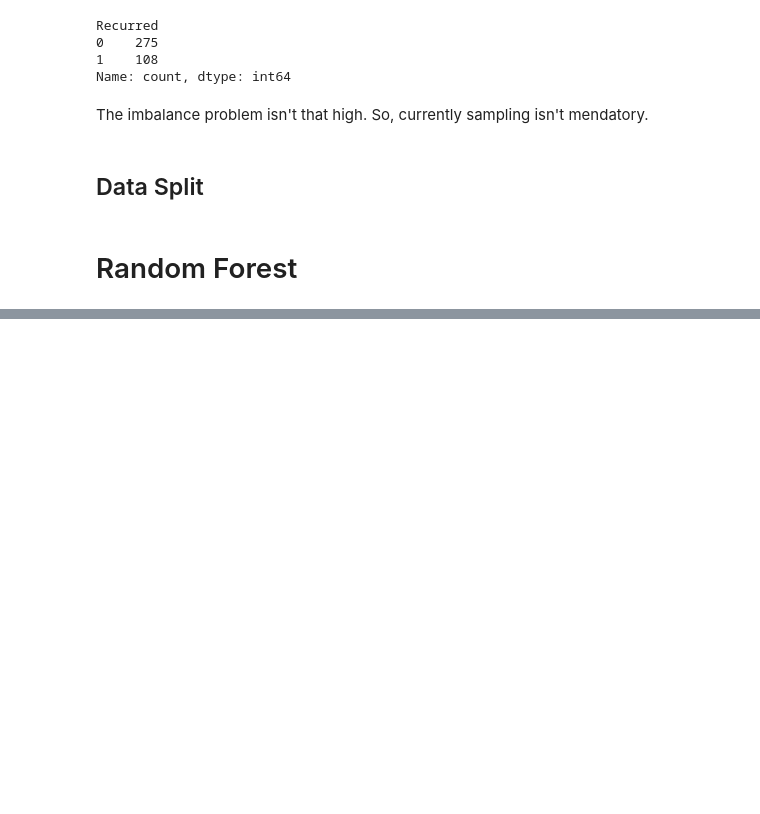
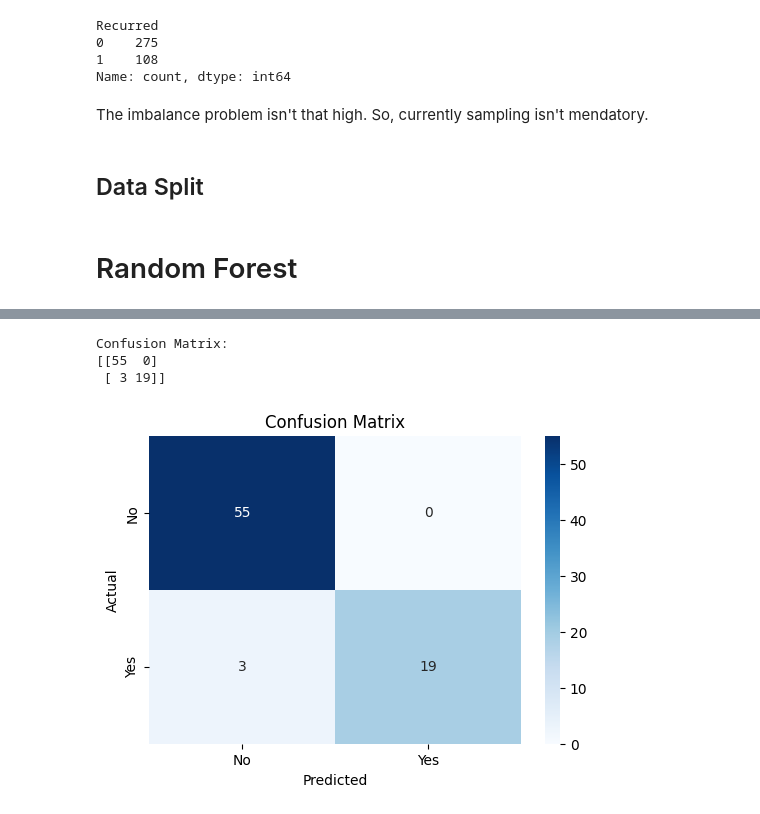
Before and after one commit to maishatabassum932/Thyroid-Diseases-Detection, a Jupyter notebook: Thyroid_prediction.ipynb, the cells around one changed output, grey strips where cells are left out. Cells and saved outputs as stored; diff of their text form; code cells hidden in the pictures; blank space fills up the shorter version.

Commit message:
Tested on Random Forest

```diff
--- a/Thyroid_prediction.ipynb
+++ b/Thyroid_prediction.ipynb
@@ -253,0 +256,10 @@ X_train, X_test, y_train, y_test = train_test_split(
+# %%
+
+# Initialize model
+rf_model = RandomForestClassifier(random_state=42)
+
+# Train on training data
+rf_model.fit(X_train, y_train)
+
+# Predict on test data
+y_pred = rf_model.predict(X_test)
@@ -253,0 +287,19 @@ X_train, X_test, y_train, y_test = train_test_split(
+# %%
+# Confusion matrix
+print("\nConfusion Matrix:")
+print(confusion_matrix(y_test, y_pred))
+# Create confusion matrix
+cm = confusion_matrix(y_test, y_pred)
+
+# Plot
+plt.figure(figsize=(6, 4))
+sns.heatmap(cm, annot=True, fmt='d', cmap='Blues', xticklabels=['No', 'Yes'], yticklabels=['No', 'Yes'])
+plt.xlabel('Predicted')
+plt.ylabel('Actual')
+plt.title('Confusion Matrix')
+plt.show()
+# %% [output]
+Confusion Matrix:
+[[55  0]
+ [ 3 19]]
+[figure, added]
```
Also changed, not shown: parts of 6 cells of this notebook.
